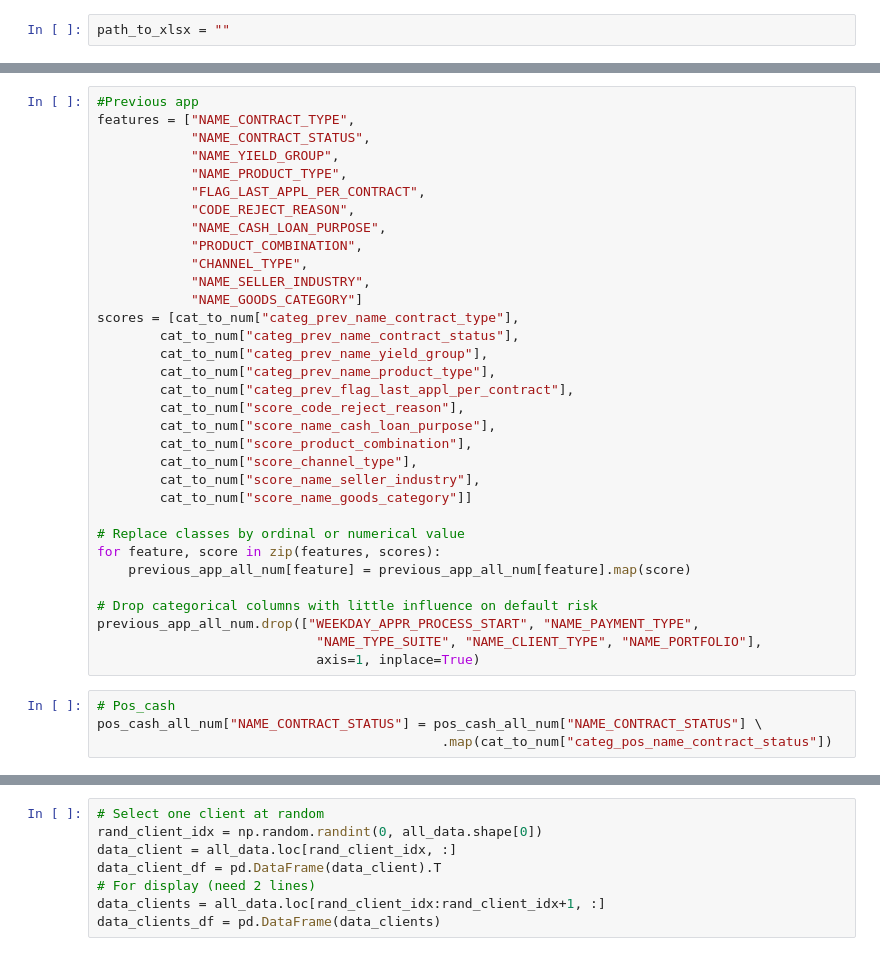
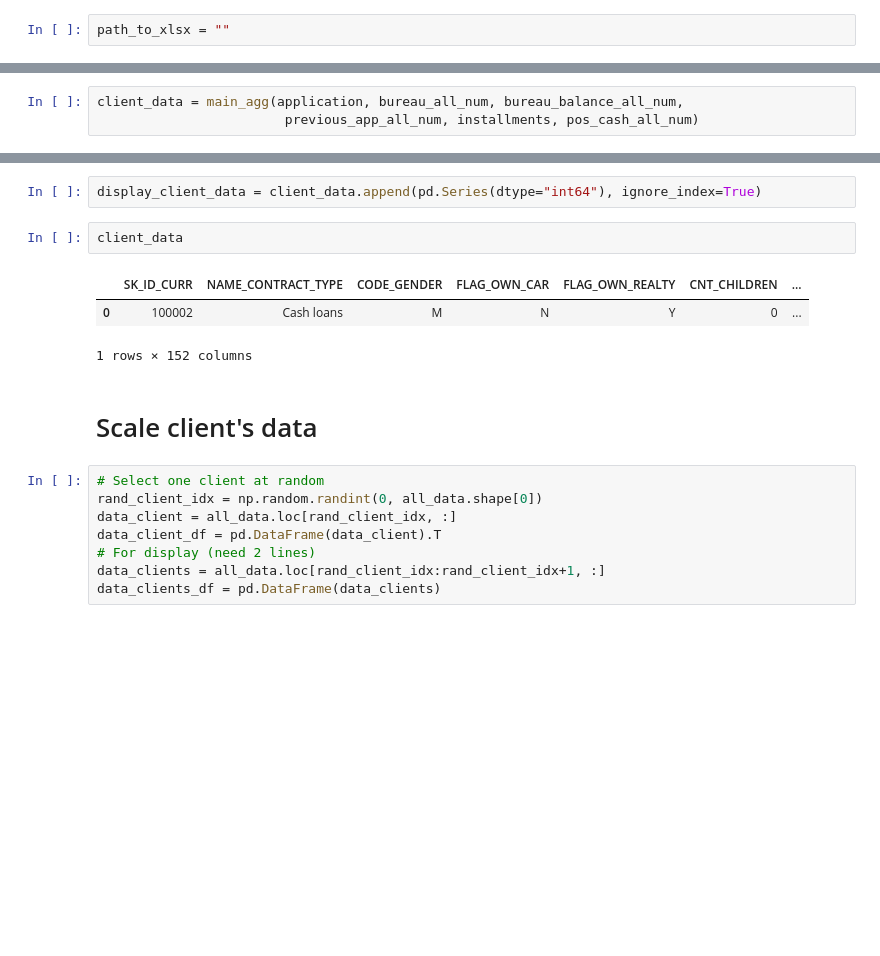
Before and after one commit to florabajolet/OCR7_scoring, a Jupyter notebook: P7_dashboard.ipynb, the cells around one changed output, grey strips where cells are left out. Cells and saved outputs as stored; diff of their text form; blank space fills up the shorter version.

```diff
--- a/P7_dashboard.ipynb
+++ b/P7_dashboard.ipynb
@@ -232,37 +86,3 @@ bureau_balance_all_num
-# %%
-#Previous app
-features = ["NAME_CONTRACT_TYPE",
-            "NAME_CONTRACT_STATUS",
-            "NAME_YIELD_GROUP",
-            "NAME_PRODUCT_TYPE",
-            "FLAG_LAST_APPL_PER_CONTRACT",
-            "CODE_REJECT_REASON",
-            "NAME_CASH_LOAN_PURPOSE",
-            "PRODUCT_COMBINATION",
-            "CHANNEL_TYPE",
-            "NAME_SELLER_INDUSTRY",
-            "NAME_GOODS_CATEGORY"]
-scores = [cat_to_num["categ_prev_name_contract_type"],
-        cat_to_num["categ_prev_name_contract_status"],
-        cat_to_num["categ_prev_name_yield_group"],
-        cat_to_num["categ_prev_name_product_type"],
-        cat_to_num["categ_prev_flag_last_appl_per_contract"],
-        cat_to_num["score_code_reject_reason"],
-        cat_to_num["score_name_cash_loan_purpose"],
-        cat_to_num["score_product_combination"],
-        cat_to_num["score_channel_type"],
-        cat_to_num["score_name_seller_industry"],
-        cat_to_num["score_name_goods_category"]]
-
-# Replace classes by ordinal or numerical value
-for feature, score in zip(features, scores):
-    previous_app_all_num[feature] = previous_app_all_num[feature].map(score)
-
-# Drop categorical columns with little influence on default risk
-previous_app_all_num.drop(["WEEKDAY_APPR_PROCESS_START", "NAME_PAYMENT_TYPE",
-                            "NAME_TYPE_SUITE", "NAME_CLIENT_TYPE", "NAME_PORTFOLIO"],
-                            axis=1, inplace=True)
-# %%
-# Pos_cash
-pos_cash_all_num["NAME_CONTRACT_STATUS"] = pos_cash_all_num["NAME_CONTRACT_STATUS"] \
-                                            .map(cat_to_num["categ_pos_name_contract_status"])
+# %%
+client_data = main_agg(application, bureau_all_num, bureau_balance_all_num,
+                        previous_app_all_num, installments, pos_cash_all_num)
@@ -269,3 +146,13 @@ pos_cash_all_num["NAME_CONTRACT_STATUS"] = pos_cash_all_num["NAME_CONTRACT_STATU
+# %%
+display_client_data = client_data.append(pd.Series(dtype="int64"), ignore_index=True)
+# %%
+client_data
+# %% [output]
+|  | SK_ID_CURR | NAME_CONTRACT_TYPE | CODE_GENDER | FLAG_OWN_CAR | FLAG_OWN_REALTY | CNT_CHILDREN | ... |
+| 0 | 100002 | Cash loans | M | N | Y | 0 | ... |
+1 rows × 152 columns
+# %% [markdown]
+# Scale client's data
 # %%
 # Select one client at random
 rand_client_idx = np.random.randint(0, all_data.shape[0])
```
Also changed, not shown: parts of 20 cells of this notebook, 3 other files.
